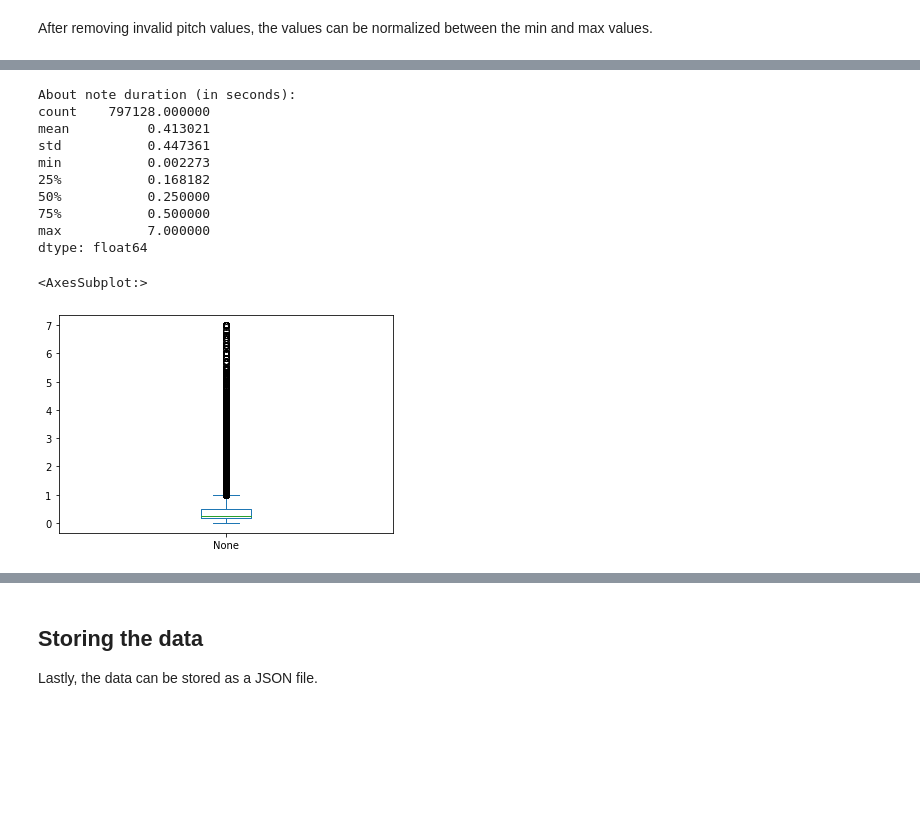
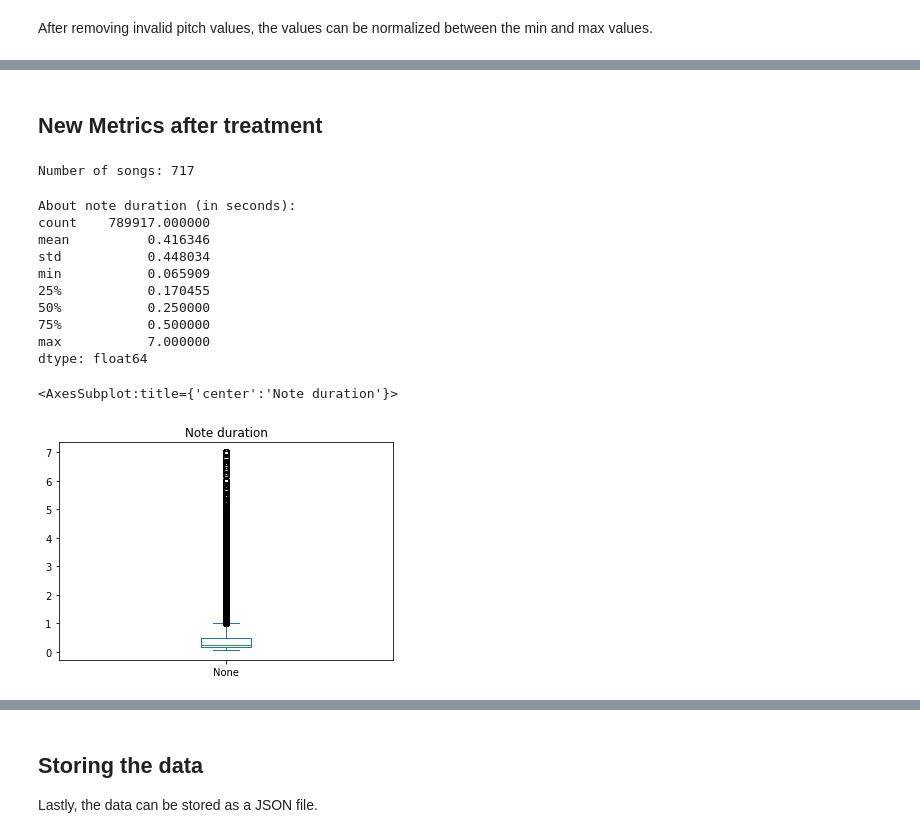
Before and after one commit to andresaar/PUC-Projeto, a Jupyter notebook: source/data_treatment.ipynb, the cells around one changed output, grey strips where cells are left out. Drawn from its saved outputs; the diff is of its cells as text; code cells hidden in the pictures; blank space fills up the shorter version.

Commit message:
added more treatment and analysis

```diff
--- a/source/data_treatment.ipynb
+++ b/source/data_treatment.ipynb
@@ -45,7 +45,7 @@ for midi_file in midi_files:
         song_dict["start"].append(note.start)
         song_dict["end"].append(note.end)
         song_dict["pitch"].append(note.pitch)
-    data_dict[midi_file.split("\\")[-1].split(".")[0]] = pd.DataFrame(song_dict).sort_values(by=['start', 'end'])
+    data_dict[midi_file.split("\\")[-1].split(".")[0]] = pd.DataFrame(song_dict).sort_values(by=['start', 'end'], ignore_index=True)
 
 dict_key = list(data_dict.keys())[0]
 print(f'{dict_key}\n{"-"*40}\n{data_dict[dict_key]}')
@@ -169,3 +218,12 @@ for song in data_dict.values():
+# %%
+def normalizePitch(og_pitch):
+    return (og_pitch - 21) / (105 - 21)
+
+def originalPitch(normalized_pitch):
+    return normalized_pitch * (105 - 21) + 21
+
+for song in data_dict.values():
+    song['pitch'] = normalizePitch(song['pitch'])
 # %%
 dict_key = list(data_dict.keys())[0]
 print(f'{dict_key}\n{"-"*40}\n{data_dict[dict_key]}')
@@ -192,0 +274,6 @@ As some of the notes stay on for far more than most of the other notes, these ca
+# %%
+
+for song_name, song_data in data_dict.items():
+    for _, note in song_data.iterrows():
+        if note['time_to_next'] > 9:
+            print(f"{song_name}: {note.time_to_next:.2f}s at {int(note.start//60)}:{int(note.start)%60:02d}s")
@@ -192,0 +298,21 @@ As some of the notes stay on for far more than most of the other notes, these ca
+# %%
+data_dict_copy = data_dict.copy()
+for song_name, song_data in data_dict_copy.items():
+    split_points = []
+    for note_idx, note in song_data.iterrows():
+        if note.time_to_next > 9:
+            split_points.append(note_idx+1)
+
+    if len(split_points):
+        split_points.append(song_data.shape[0])
+        data_dict.pop(song_name)
+        print(f"Removed {song_name} from data dictionary:")
+        start_point = 0
+        subtrack_cnt = 0
+        for split_point in split_points:
+            subtrack_cnt += 1
+            song_data.loc[split_point-1, "time_to_next"] = 0
+            data_dict.update({f"{song_name}_SBTRK{subtrack_cnt}": song_data.iloc[start_point:split_point, :]})
+            print(f"\tNew subtrack {song_name}_SBTRK{subtrack_cnt} added.")
+            start_point = split_point
+        print()
@@ -193,23 +337,26 @@ As some of the notes stay on for far more than most of the other notes, these ca
+# %% [markdown]
+## New Metrics after treatment
+# %%
+print(f"Number of songs: {len(data_dict.keys())}\n")
+# %% [output]
+Number of songs: 717
 # %%
-for song in data_dict.values():
-    song.drop(song[(song['end'] - song['start']) > 7].index, inplace=True) ## arbitrarily chosen to 7s as max duration
-
 note_duration = pd.Series(dtype="float64")
 for song in data_dict.values():
-    note_duration = pd.concat([note_duration, song['end'] - song['start']])
+    note_duration = pd.concat([note_duration, song['duration']])
 print("\nAbout note duration (in seconds):")
 print(note_duration.describe())
-note_duration.plot.box()
+note_duration.plot.box(title='Note duration')
 # %% [output]
 About note duration (in seconds):
-count    797128.000000
-mean          0.413021
-std           0.447361
-min           0.002273
-25%           0.168182
+count    789917.000000
+mean          0.416346
+std           0.448034
+min           0.065909
+25%           0.170455
 50%           0.250000
 75%           0.500000
 max           7.000000
 dtype: float64
-<AxesSubplot:>
+<AxesSubplot:title={'center':'Note duration'}>
-[figure, old version]
+[figure, new version]
```
Also changed, not shown: parts of 24 cells of this notebook, 1 other file.
